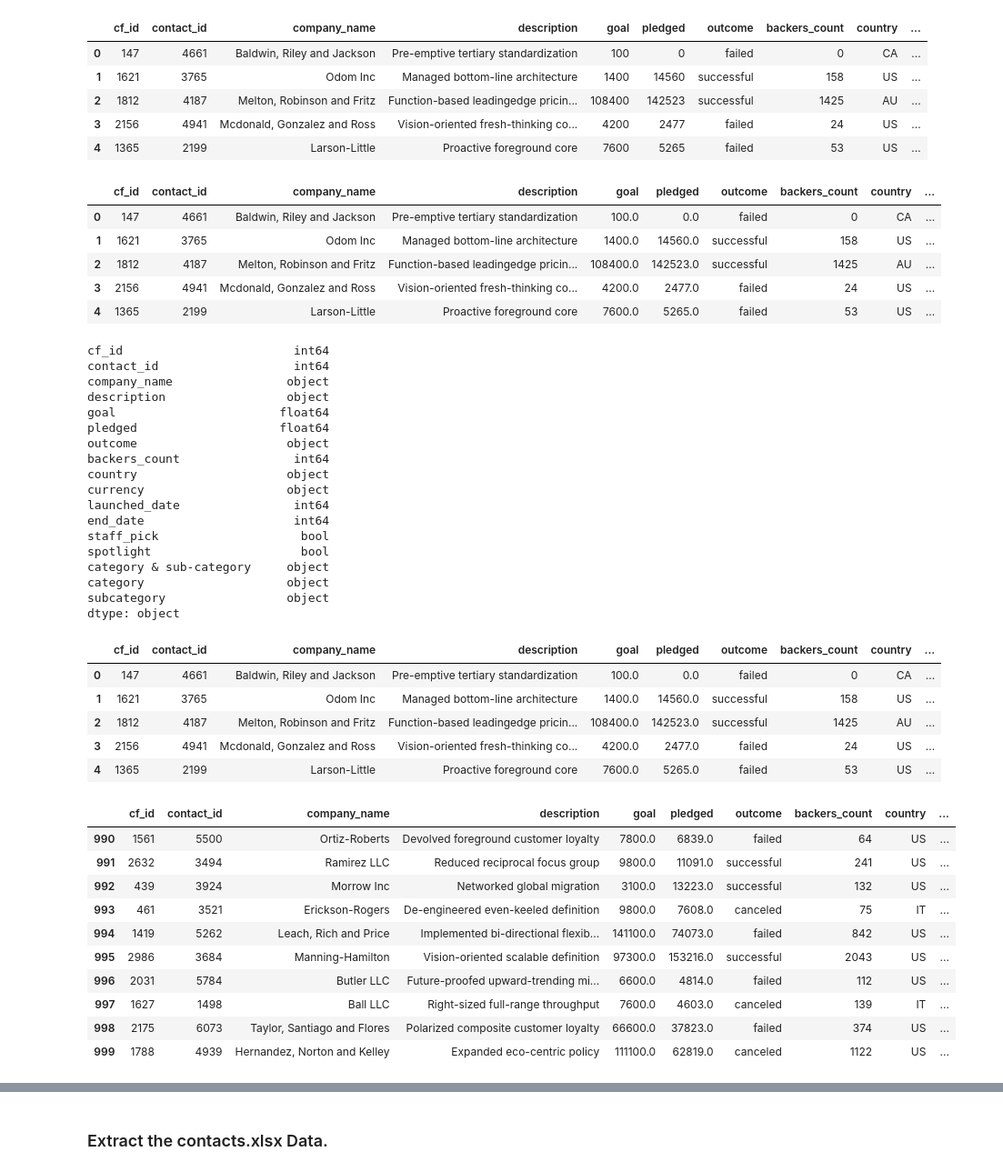
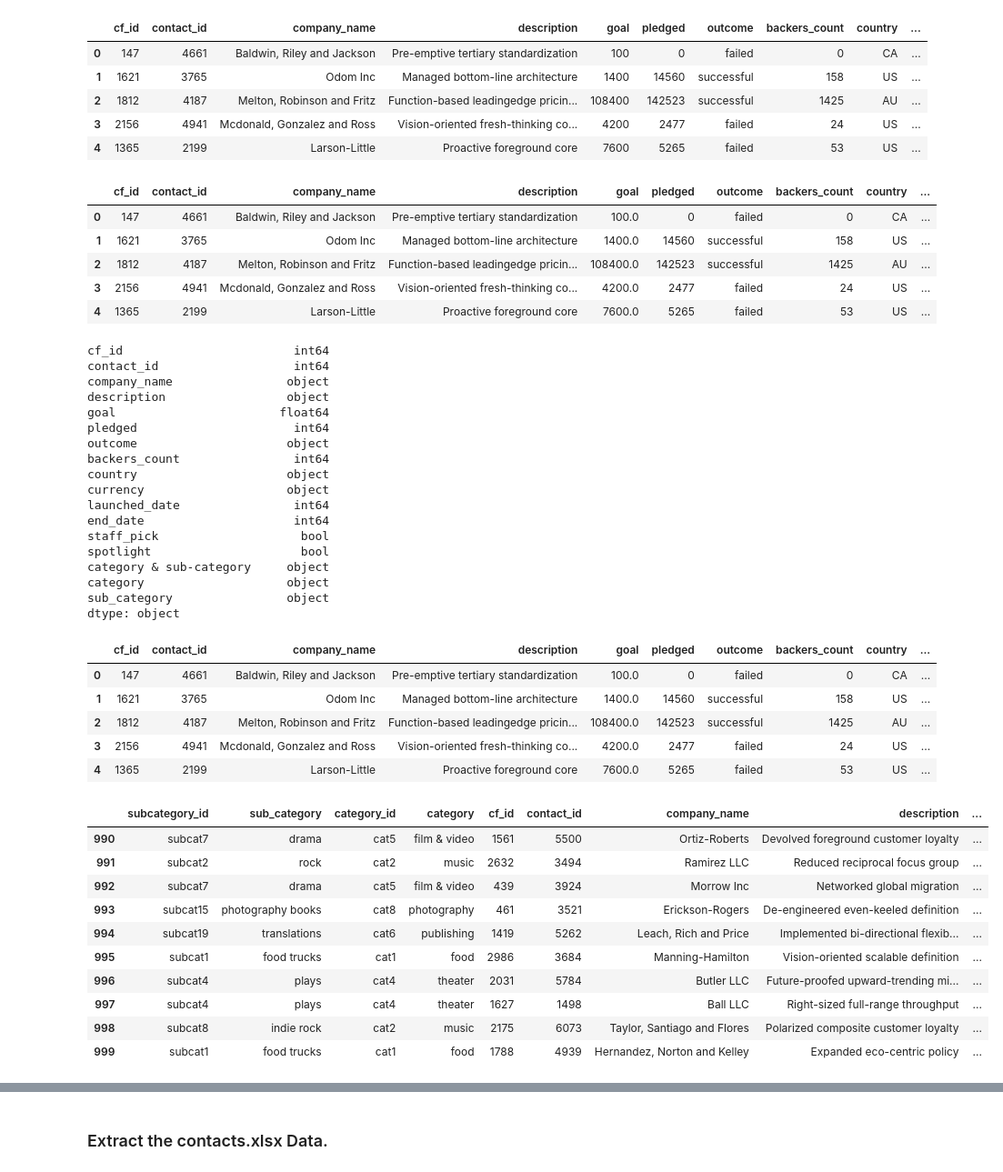
Before and after one commit to beccasolomon22/Crowdfunding_ETL, a Jupyter notebook: ETL_Mini_Project_YPan_Harsh_TErdenebat_RSolomon_LMehare_RChiu.ipynb, the cells around one changed output, grey strips where cells are left out. Shown: that part at 91% size. Saved outputs shown, nothing was run; the diff lists cells and outputs as text; code cells hidden in the pictures.

```diff
--- a/ETL_Mini_Project_YPan_Harsh_TErdenebat_RSolomon_LMehare_RChiu.ipynb
+++ b/ETL_Mini_Project_YPan_Harsh_TErdenebat_RSolomon_LMehare_RChiu.ipynb
@@ -110,8 +123,12 @@ print(scat_ids)
 ['subcat1', 'subcat2', 'subcat3', 'subcat4', 'subcat5', 'subcat6', 'subcat7', 'subcat8', 'subcat9', 'subcat10', 'subcat11', 'subcat12', 'subcat13', 'subcat14', 'subcat15', 'subcat16', 'subcat17', 'sub ...
 # %%
 # Create a category DataFrame with the category_id array as the category_id and categories list as the category name.
+category_df = {'category_id': cat_ids, 'category':categories}
+category_df = pd.DataFrame(data = category_df)
 
 # Create a category DataFrame with the subcategory_id array as the subcategory_id and subcategories list as the subcategory name.
+subcategory_df = {'subcategory_id': scat_ids, 'sub_category':subcategories}
+subcategory_df = pd.DataFrame(data = subcategory_df)
 # %%
 category_df
 # %% [output]
@@ -185,6 +202,10 @@ campaign_df.head()
 | 4 | 1365 | 2199 | Larson-Little | Proactive foreground core | 7600 | 5265 | failed | 53 | US | ... |
 # %%
 # Rename the blurb, launched_at, and deadline columns.
+campaign_df.rename(columns = {'blurb': 'description',
+                            'launched_at': 'launched_date',
+                            'deadline': 'end_date'}, inplace = True)
+campaign_df.head()
 # %% [output]
 |  | cf_id | contact_id | company_name | description | goal | pledged | outcome | backers_count | country | ... |
 | 0 | 147 | 4661 | Baldwin, Riley and Jackson | Pre-emptive tertiary standardization | 100 | 0 | failed | 0 | CA | ... |
@@ -194,22 +215,25 @@ campaign_df.head()
 | 4 | 1365 | 2199 | Larson-Little | Proactive foreground core | 7600 | 5265 | failed | 53 | US | ... |
 # %%
 # Convert the goal and pledged columns to a `float` data type.
+campaign_df['goal'] = campaign_df['goal'].astype(float)
+campaign_df.head()
 # %% [output]
 |  | cf_id | contact_id | company_name | description | goal | pledged | outcome | backers_count | country | ... |
-| 0 | 147 | 4661 | Baldwin, Riley and Jackson | Pre-emptive tertiary standardization | 100.0 | 0.0 | failed | 0 | CA | ... |
-| 1 | 1621 | 3765 | Odom Inc | Managed bottom-line architecture | 1400.0 | 14560.0 | successful | 158 | US | ... |
-| 2 | 1812 | 4187 | Melton, Robinson and Fritz | Function-based leadingedge pricin... | 108400.0 | 142523.0 | successful | 1425 | AU | ... |
-| 3 | 2156 | 4941 | Mcdonald, Gonzalez and Ross | Vision-oriented fresh-thinking co... | 4200.0 | 2477.0 | failed | 24 | US | ... |
-| 4 | 1365 | 2199 | Larson-Little | Proactive foreground core | 7600.0 | 5265.0 | failed | 53 | US | ... |
+| 0 | 147 | 4661 | Baldwin, Riley and Jackson | Pre-emptive tertiary standardization | 100.0 | 0 | failed | 0 | CA | ... |
+| 1 | 1621 | 3765 | Odom Inc | Managed bottom-line architecture | 1400.0 | 14560 | successful | 158 | US | ... |
+| 2 | 1812 | 4187 | Melton, Robinson and Fritz | Function-based leadingedge pricin... | 108400.0 | 142523 | successful | 1425 | AU | ... |
+| 3 | 2156 | 4941 | Mcdonald, Gonzalez and Ross | Vision-oriented fresh-thinking co... | 4200.0 | 2477 | failed | 24 | US | ... |
+| 4 | 1365 | 2199 | Larson-Little | Proactive foreground core | 7600.0 | 5265 | failed | 53 | US | ... |
 # %%
 # Check the datatypes
+campaign_df.dtypes
 # %% [output]
 cf_id                        int64
 contact_id                   int64
 company_name                object
 description                 object
 goal                       float64
-pledged                    float64
+pledged                      int64
 outcome                     object
 backers_count                int64
 country                     object
@@ -220,33 +244,45 @@ staff_pick                    bool
 spotlight                     bool
 category & sub-category     object
 category                    object
-subcategory                 object
+sub_category                object
 dtype: object
 # %%
 # Format the launched_date and end_date columns to datetime format
 from datetime import datetime as dt
+campaign_df['launched_date'] = [dt.fromtimestamp(x).strftime('%Y-%m-%d') for x in campaign_df['launched_date']]
+campaign_df['end_date'] = [dt.fromtimestamp(x).strftime('%Y-%m-%d') for x in campaign_df['end_date']]
+campaign_df.head()
 # %% [output]
 |  | cf_id | contact_id | company_name | description | goal | pledged | outcome | backers_count | country | ... |
-| 0 | 147 | 4661 | Baldwin, Riley and Jackson | Pre-emptive tertiary standardization | 100.0 | 0.0 | failed | 0 | CA | ... |
-| 1 | 1621 | 3765 | Odom Inc | Managed bottom-line architecture | 1400.0 | 14560.0 | successful | 158 | US | ... |
-| 2 | 1812 | 4187 | Melton, Robinson and Fritz | Function-based leadingedge pricin... | 108400.0 | 142523.0 | successful | 1425 | AU | ... |
-| 3 | 2156 | 4941 | Mcdonald, Gonzalez and Ross | Vision-oriented fresh-thinking co... | 4200.0 | 2477.0 | failed | 24 | US | ... |
-| 4 | 1365 | 2199 | Larson-Little | Proactive foreground core | 7600.0 | 5265.0 | failed | 53 | US | ... |
+| 0 | 147 | 4661 | Baldwin, Riley and Jackson | Pre-emptive tertiary standardization | 100.0 | 0 | failed | 0 | CA | ... |
+| 1 | 1621 | 3765 | Odom Inc | Managed bottom-line architecture | 1400.0 | 14560 | successful | 158 | US | ... |
+| 2 | 1812 | 4187 | Melton, Robinson and Fritz | Function-based leadingedge pricin... | 108400.0 | 142523 | successful | 1425 | AU | ... |
+| 3 | 2156 | 4941 | Mcdonald, Gonzalez and Ross | Vision-oriented fresh-thinking co... | 4200.0 | 2477 | failed | 24 | US | ... |
+| 4 | 1365 | 2199 | Larson-Little | Proactive foreground core | 7600.0 | 5265 | failed | 53 | US | ... |
 # %%
 # Merge the campaign_df with the category_df on the "category" column and
 # the subcategory_df on the "subcategory" column.
 
+campaign_merged_df = pd.merge(
+    category_df,
+    campaign_df, how = 'right',
+    on = ['category'])
+
+campaign_merged_df = pd.merge(
+    subcategory_df,
+    campaign_merged_df, how = 'right',
+    on = ['sub_category'])
 
 campaign_merged_df.tail(10)
 # %% [output]
-|  | cf_id | contact_id | company_name | description | goal | pledged | outcome | backers_count | country | ... |
-| 990 | 1561 | 5500 | Ortiz-Roberts | Devolved foreground customer loyalty | 7800.0 | 6839.0 | failed | 64 | US | ... |
-| 991 | 2632 | 3494 | Ramirez LLC | Reduced reciprocal focus group | 9800.0 | 11091.0 | successful | 241 | US | ... |
-| 992 | 439 | 3924 | Morrow Inc | Networked global migration | 3100.0 | 13223.0 | successful | 132 | US | ... |
-| 993 | 461 | 3521 | Erickson-Rogers | De-engineered even-keeled definition | 9800.0 | 7608.0 | canceled | 75 | IT | ... |
-| 994 | 1419 | 5262 | Leach, Rich and Price | Implemented bi-directional flexib... | 141100.0 | 74073.0 | failed | 842 | US | ... |
-| 995 | 2986 | 3684 | Manning-Hamilton | Vision-oriented scalable definition | 97300.0 | 153216.0 | successful | 2043 | US | ... |
-| 996 | 2031 | 5784 | Butler LLC | Future-proofed upward-trending mi... | 6600.0 | 4814.0 | failed | 112 | US | ... |
-| 997 | 1627 | 1498 | Ball LLC | Right-sized full-range throughput | 7600.0 | 4603.0 | canceled | 139 | IT | ... |
-| 998 | 2175 | 6073 | Taylor, Santiago and Flores | Polarized composite customer loyalty | 66600.0 | 37823.0 | failed | 374 | US | ... |
-| 999 | 1788 | 4939 | Hernandez, Norton and Kelley | Expanded eco-centric policy | 111100.0 | 62819.0 | canceled | 1122 | US | ... |
+|  | subcategory_id | sub_category | category_id | category | cf_id | contact_id | company_name | description | ... |
+| 990 | subcat7 | drama | cat5 | film & video | 1561 | 5500 | Ortiz-Roberts | Devolved foreground customer loyalty | ... |
+| 991 | subcat2 | rock | cat2 | music | 2632 | 3494 | Ramirez LLC | Reduced reciprocal focus group | ... |
+| 992 | subcat7 | drama | cat5 | film & video | 439 | 3924 | Morrow Inc | Networked global migration | ... |
+| 993 | subcat15 | photography books | cat8 | photography | 461 | 3521 | Erickson-Rogers | De-engineered even-keeled definition | ... |
+| 994 | subcat19 | translations | cat6 | publishing | 1419 | 5262 | Leach, Rich and Price | Implemented bi-directional flexib... | ... |
+| 995 | subcat1 | food trucks | cat1 | food | 2986 | 3684 | Manning-Hamilton | Vision-oriented scalable definition | ... |
+| 996 | subcat4 | plays | cat4 | theater | 2031 | 5784 | Butler LLC | Future-proofed upward-trending mi... | ... |
+| 997 | subcat4 | plays | cat4 | theater | 1627 | 1498 | Ball LLC | Right-sized full-range throughput | ... |
+| 998 | subcat8 | indie rock | cat2 | music | 2175 | 6073 | Taylor, Santiago and Flores | Polarized composite customer loyalty | ... |
+| 999 | subcat1 | food trucks | cat1 | food | 1788 | 4939 | Hernandez, Norton and Kelley | Expanded eco-centric policy | ... |
```
Also changed, not shown: parts of 11 cells of this notebook.
